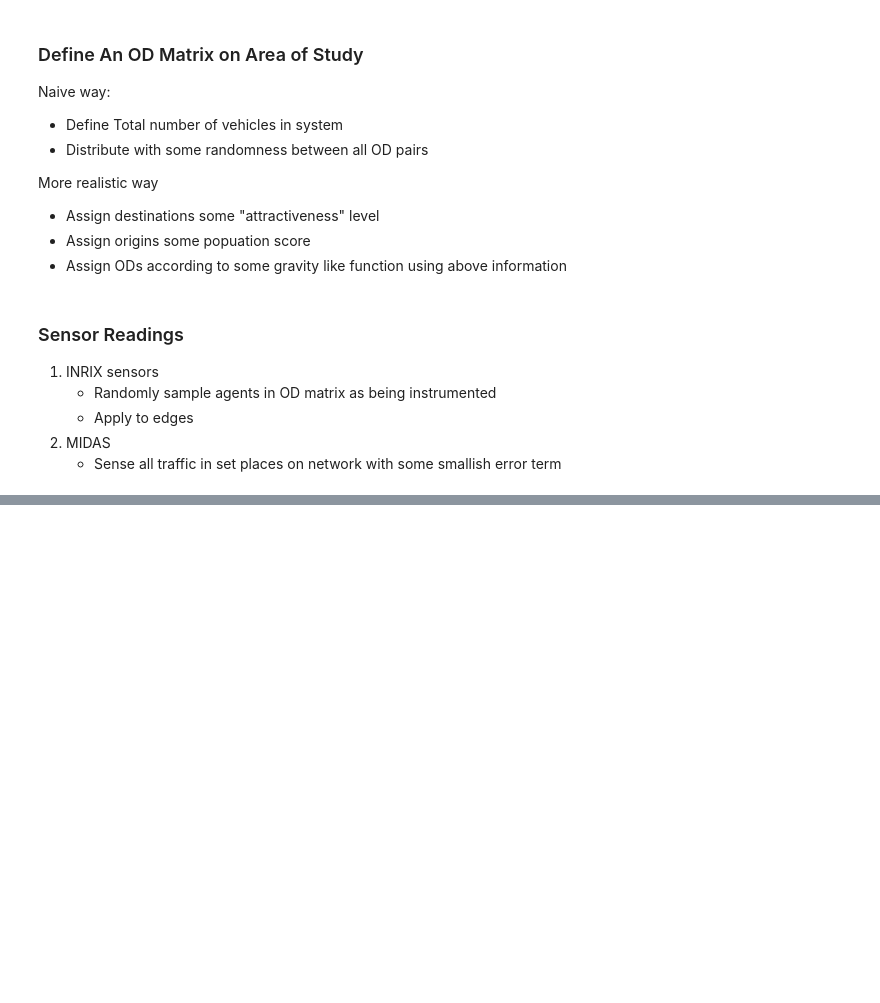
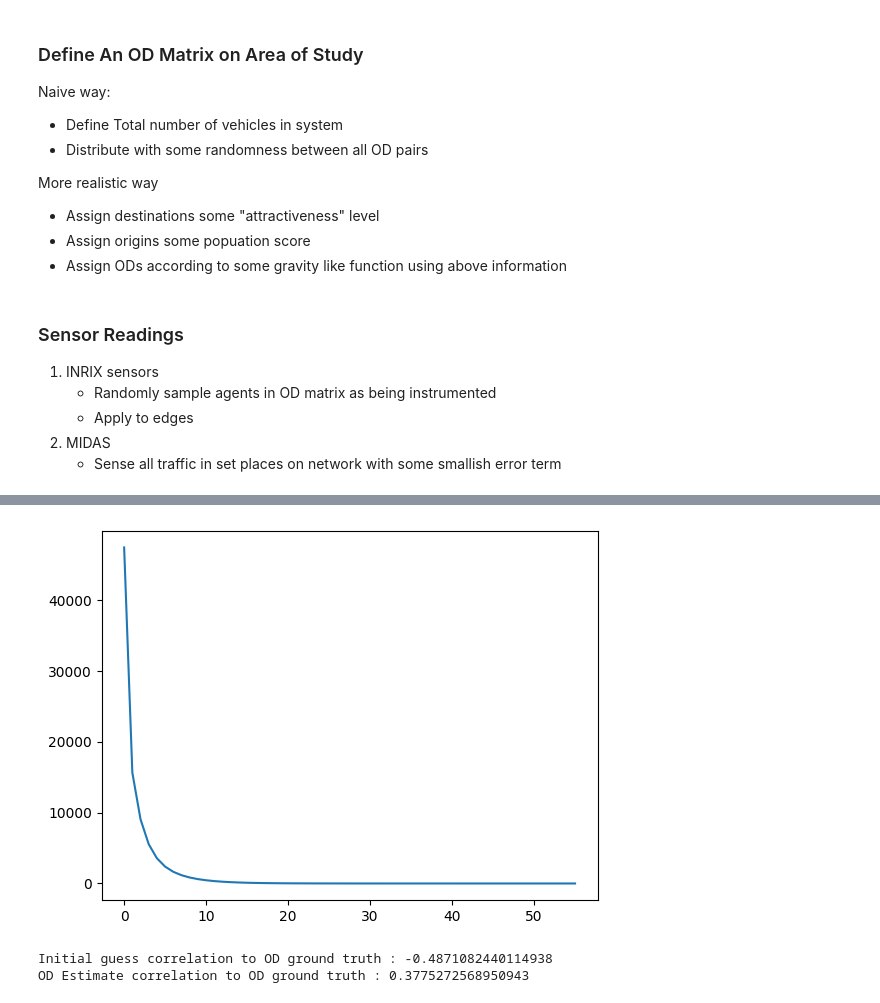
Before and after one commit to cmconlan/OD-Estimation-Toy-Examples, a Jupyter notebook: networks/synthetic-network.ipynb, the cells around one changed output, grey strips where cells are left out. Saved outputs shown, nothing was run; the diff lists cells and outputs as text; code cells hidden in the pictures; blank space fills up the shorter version.

Commit message:
synthetic network updated with initial heuristic approach

```diff
--- a/networks/synthetic-network.ipynb
+++ b/networks/synthetic-network.ipynb
@@ -206,0 +241,18 @@ midas_flow2 = add_gaussian_noise(actual_flow[5], mean=0, std_dev=250)
+# %%
+def get_edge_level_flows(assignment_matrix, demand_vector):
+    return np.matmul(assignment_matrix , demand_vector)
+
+def get_residuals(actual_flow, estimated_flow):
+    return actual_flow - estimated_flow
+
+def objective_function(actual_flow, estimated_flow):
+    return np.sum(get_residuals(actual_flow, estimated_flow)**2)
+
+def get_update_vector(residuals, assignment_matrix):
+    return np.matmul(residuals,assignment_matrix)
+
+def stepped_updated_vector(vector, alpha):
+    return vector * alpha
+
+def update_od_vector(od_vct_estimate,update_vector_alpha):
+    return od_vct_estimate + update_vector_alpha
@@ -206,0 +333,11 @@ midas_flow2 = add_gaussian_noise(actual_flow[5], mean=0, std_dev=250)
+# %%
+plt.plot(errors)
+plt.show()
+# %% [output]
+[figure, added]
+# %%
+print('Initial guess correlation to OD ground truth : {}'.format(np.corrcoef(initial_guess,od_vct)[0][1]))
+print('OD Estimate correlation to OD ground truth : {}'.format(np.corrcoef(od_hat,od_vct)[0][1]))
+# %% [output]
+Initial guess correlation to OD ground truth : -0.4871082440114938
+OD Estimate correlation to OD ground truth : 0.3775272568950943
```
Also changed, not shown: parts of 13 cells of this notebook.
